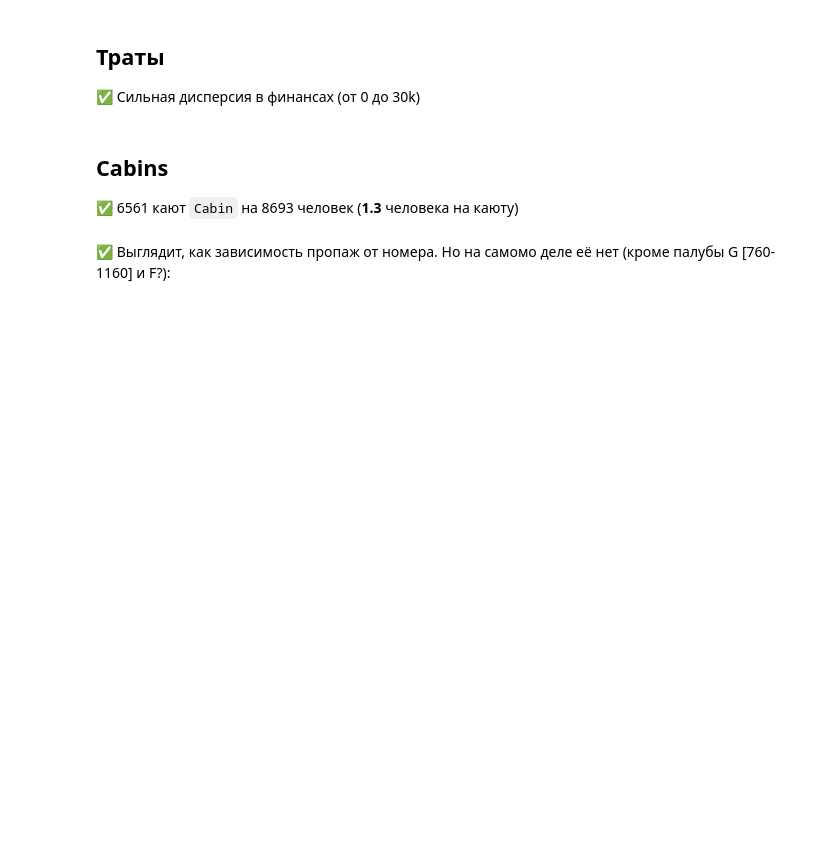
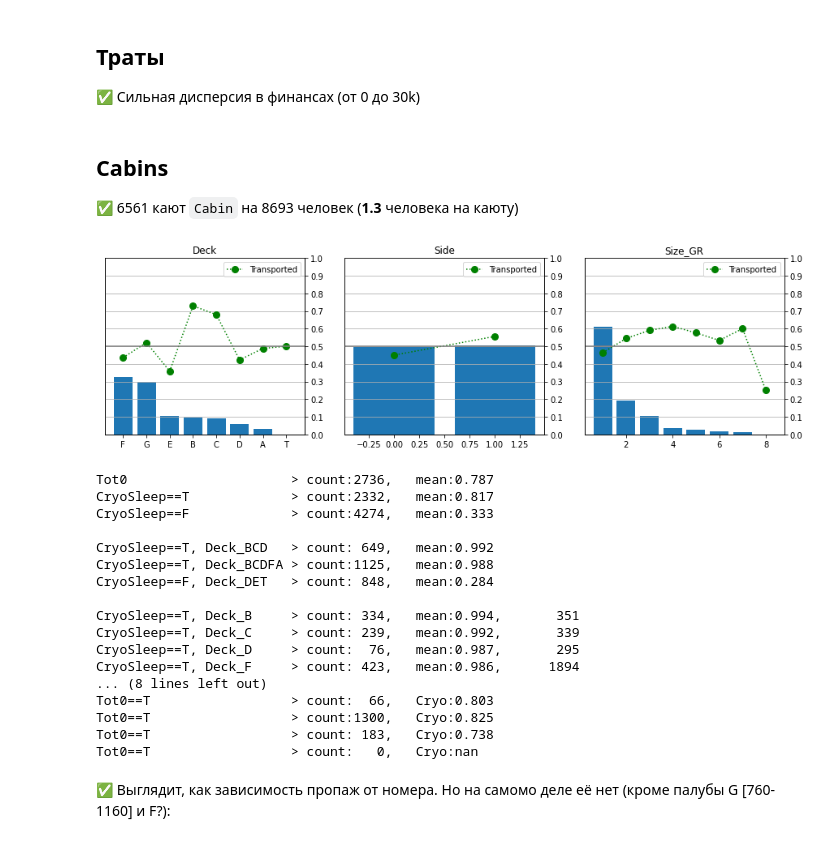
Before and after one commit to steps137/ML, a Jupyter notebook: ML/Titanic/Titanic-Data.ipynb, the cells around one changed output. Drawn from its saved outputs; the diff is of its cells as text; code cells hidden in the pictures; blank space fills up the shorter version.

```diff
--- a/ML/Titanic/Titanic-Data.ipynb
+++ b/ML/Titanic/Titanic-Data.ipynb
@@ -7,7 +7,7 @@ import matplotlib.pyplot as plt
 import seaborn as sns
 
 def plot_bars(df, lst_features, lst_split = ['Transported'], ylim=(0,1)):
-    """ Вывод значений для прихнаков из списка lst_features. Вычисление для них доли признкака lst_split """
+    """ Вывод значений для признаков из списка lst_features. Вычисление для них доли признкака lst_split """
     cols, i = len(lst_features)*len(lst_split), 1
     plt.figure(figsize=(cols*5, 4), facecolor ='w')
     for f in lst_features:
@@ -404,34 +393,53 @@ plot_float(df_trn, ['RoomService', 'FoodCourt', 'ShoppingMall', 'Spa', 'VRDeck']
 # %%
 plot_bars(df_trn, ['Deck', 'Side'])
 # %%
-plot_bars(['Deck', 'Side', 'Size_GR'])
+plot_bars(df_trn,['Deck', 'Side', 'Size_GR'])
 
 x = df_trn.loc[(df_trn.Tot0), 'Transported']
 print(f"Tot0                     > count:{x.count():4d},   mean:{x.mean():.3f}")
 
 x = df_trn.loc[(df_trn.CryoSleep), 'Transported']
 print(f"CryoSleep==T             > count:{x.count():4d},   mean:{x.mean():.3f}")
 
 x = df_trn.loc[(df_trn.CryoSleep == False), 'Transported']
 print(f"CryoSleep==F             > count:{x.count():4d},   mean:{x.mean():.3f}")
 
 x = df_trn.loc[(df_trn.CryoSleep) & (df_trn.Deck_BCD), 'Transported']
 print(f"\nCryoSleep==T, Deck_BCD   > count:{x.count():4d},   mean:{x.mean():.3f}")
 
 x = df_trn.loc[(df_trn.CryoSleep) & (df_trn.Deck_BCDFA), 'Transported']
 print(f"CryoSleep==T, Deck_BCDFA > count:{x.count():4d},   mean:{x.mean():.3f}")
 
 x = df_trn.loc[(df_trn.CryoSleep  == False) & (df_trn.Deck_DET), 'Transported']
 print(f"CryoSleep==F, Deck_DET   > count:{x.count():4d},   mean:{x.mean():.3f}\n")
 
 for d in 'BCDFAGET':
     number = df_trn.loc[df_trn.Deck == d].Number.astype(int)
     x = df_trn.loc[(df_trn.CryoSleep ) & (df_trn.Deck == d) , 'Transported']
     print(f"CryoSleep==T, Deck_{d}     > count:{x.count():4d},   mean:{x.mean():.3f},    {number.max():6.0f}")
 
 for d in 'BCDFAGET':
     x = df_trn.loc[(df_trn.Tot0 == True) & (df_trn.Deck == d), 'CryoSleep']
     print(f"Tot0==T                  > count:{x.count():4d},   Cryo:{x.mean():.3f}")
+# %% [output]
+[figure, added]
+Tot0                     > count:2736,   mean:0.787
+CryoSleep==T             > count:2332,   mean:0.817
+CryoSleep==F             > count:4274,   mean:0.333
+
+CryoSleep==T, Deck_BCD   > count: 649,   mean:0.992
+CryoSleep==T, Deck_BCDFA > count:1125,   mean:0.988
+CryoSleep==F, Deck_DET   > count: 848,   mean:0.284
+
+CryoSleep==T, Deck_B     > count: 334,   mean:0.994,       351
+CryoSleep==T, Deck_C     > count: 239,   mean:0.992,       339
+CryoSleep==T, Deck_D     > count:  76,   mean:0.987,       295
+CryoSleep==T, Deck_F     > count: 423,   mean:0.986,      1894
+... (8 lines left out)
+Tot0==T                  > count:  66,   Cryo:0.803
+Tot0==T                  > count:1300,   Cryo:0.825
+Tot0==T                  > count: 183,   Cryo:0.738
+Tot0==T                  > count:   0,   Cryo:nan
 # %%
 df = pd.read_csv("dataset/train.csv")
 df = df.loc[df.Cabin.isna()]
```
Also changed, not shown: parts of 4 cells of this notebook.
